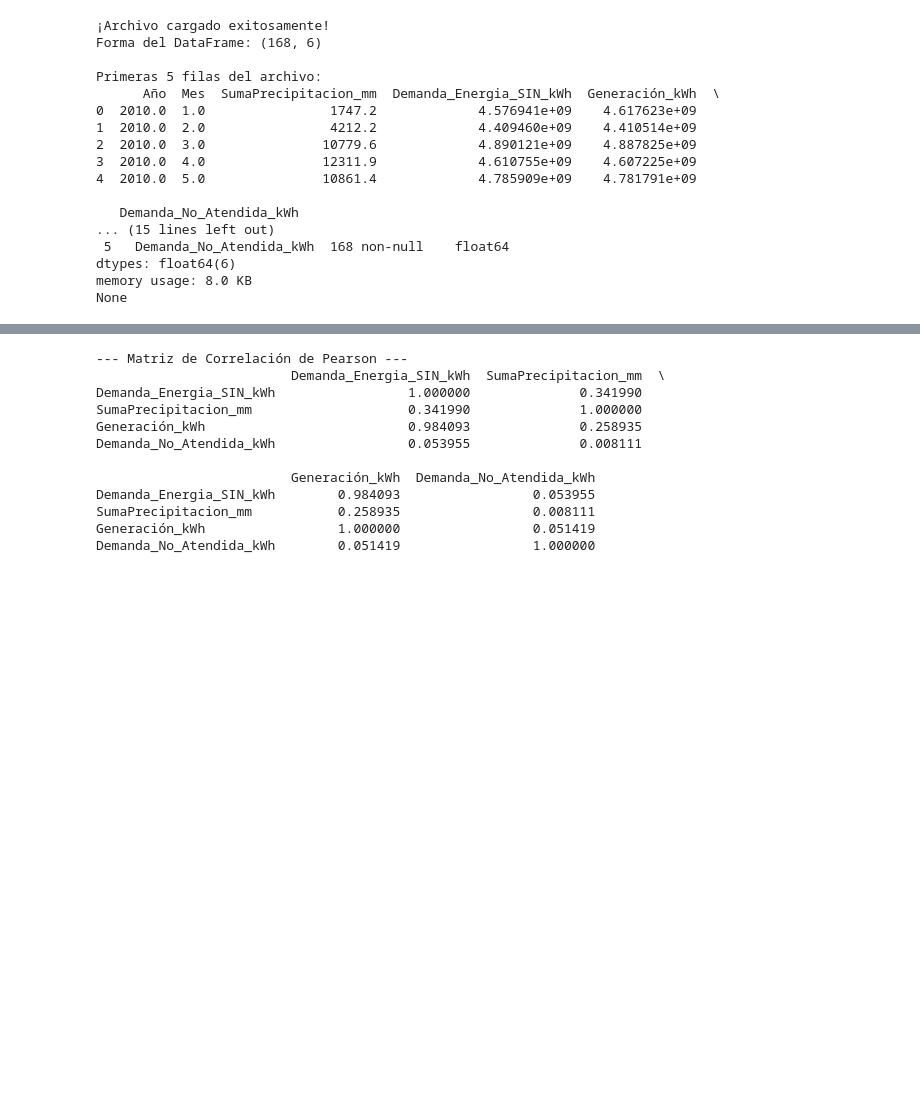
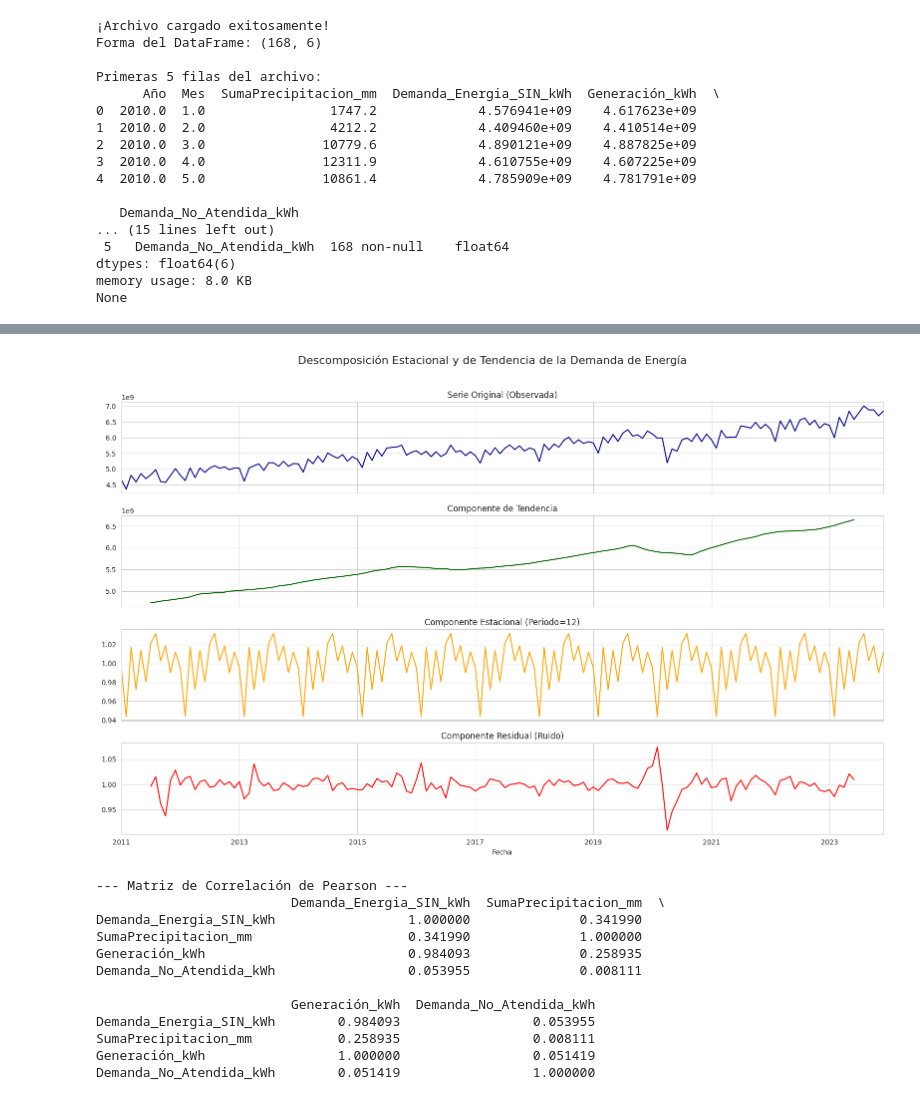
Before and after one commit to irojasga0721/Proyecto-de-grado, a Jupyter notebook: Proyecto_de_grado_final.ipynb, the cells around one changed output, grey strips where cells are left out. Drawn from its saved outputs; the diff is of its cells as text; code cells hidden in the pictures; blank space fills up the shorter version.

```diff
--- a/Proyecto_de_grado_final.ipynb
+++ b/Proyecto_de_grado_final.ipynb
@@ -85,3 +158,31 @@ None
+# %%
+# Se utiliza la función seasonal_decompose de statsmodels
+from statsmodels.tsa.seasonal import seasonal_decompose
+import matplotlib.pyplot as plt
+
+# 1. Descomposición de la serie de Demanda (Tendencia y Estacionalidad)
+# Se usa 'multiplicative' porque la magnitud de las variaciones estacionales parece crecer con la tendencia.
+# Se asume que 'df_model' es tu DataFrame con la columna de Demanda y el índice de tiempo configurado.
+result = seasonal_decompose(
+    df_model['Demanda_Energia_SIN_kWh'],
+    model='multiplicative',
+    period=12 # 12 para la estacionalidad mensual
+)
+
+# 2. Visualización de los componentes
+fig, (ax1, ax2, ax3, ax4) = plt.subplots(4, 1, figsize=(16, 10), sharex=True)
+
+result.observed.plot(ax=ax1, title='Serie Original (Observada)', color='darkblue')
+result.trend.plot(ax=ax2, title='Componente de Tendencia', color='darkgreen')
+result.seasonal.plot(ax=ax3, title='Componente Estacional (Periodo=12)', color='orange')
+result.resid.plot(ax=ax4, title='Componente Residual (Ruido)', color='red')
+
+plt.xlabel('Fecha')
+plt.suptitle('Descomposición Estacional y de Tendencia de la Demanda de Energía', fontsize=16, y=1.02)
+plt.tight_layout(rect=[0, 0, 1, 1.0])
+plt.show()
+# %% [output]
+[figure, added]
 # %%
 # Analizando la correlación de Pearson entre las variables
 correlation_matrix = df[['Demanda_Energia_SIN_kWh', 'SumaPrecipitacion_mm', 'Generación_kWh', 'Demanda_No_Atendida_kWh']].corr()
```
Also changed, not shown: parts of 13 cells of this notebook.
